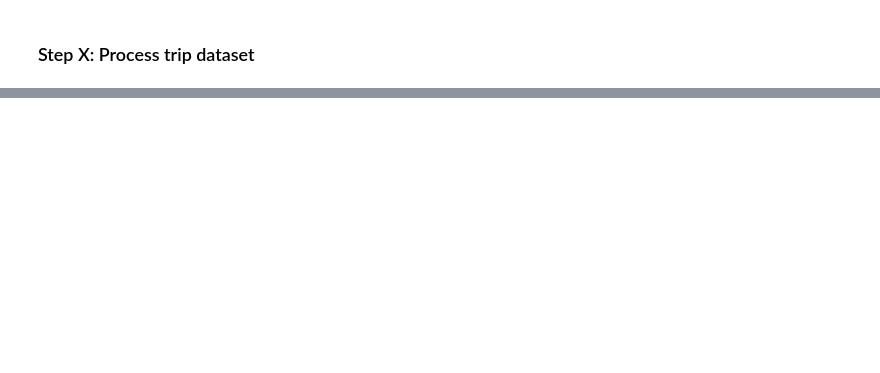
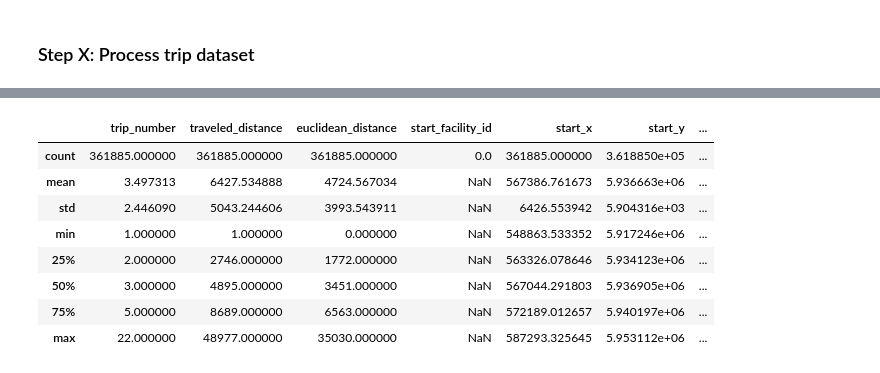
Before and after one commit to jesuslovesyiyi/Global-road-network-resilience, a Jupyter notebook: analysis/05_Validation.ipynb, the cells around one changed output, grey strips where cells are left out. Saved outputs shown, nothing was run; the diff lists cells and outputs as text; code cells hidden in the pictures; blank space fills up the shorter version.

```diff
--- a/analysis/05_Validation.ipynb
+++ b/analysis/05_Validation.ipynb
@@ -1216,0 +1439,12 @@ Hamburg_raw_filtered.to_csv(home_dir + "/Hamburg_validation/hamburg_trips_car_wi
+# %%
+Hamburg_raw_filtered.describe()
+# %% [output]
+|  | trip_number | traveled_distance | euclidean_distance | start_facility_id | start_x | start_y | ... |
+| count | 361885.000000 | 361885.000000 | 361885.000000 | 0.0 | 361885.000000 | 3.618850e+05 | ... |
+| mean | 3.497313 | 6427.534888 | 4724.567034 | NaN | 567386.761673 | 5.936663e+06 | ... |
+| std | 2.446090 | 5043.244606 | 3993.543911 | NaN | 6426.553942 | 5.904316e+03 | ... |
+| min | 1.000000 | 1.000000 | 0.000000 | NaN | 548863.533352 | 5.917246e+06 | ... |
+| 25% | 2.000000 | 2746.000000 | 1772.000000 | NaN | 563326.078646 | 5.934123e+06 | ... |
+| 50% | 3.000000 | 4895.000000 | 3451.000000 | NaN | 567044.291803 | 5.936905e+06 | ... |
+| 75% | 5.000000 | 8689.000000 | 6563.000000 | NaN | 572189.012657 | 5.940197e+06 | ... |
+| max | 22.000000 | 48977.000000 | 35030.000000 | NaN | 587293.325645 | 5.953112e+06 | ... |
```
Also changed, not shown: parts of 9 cells of this notebook.
